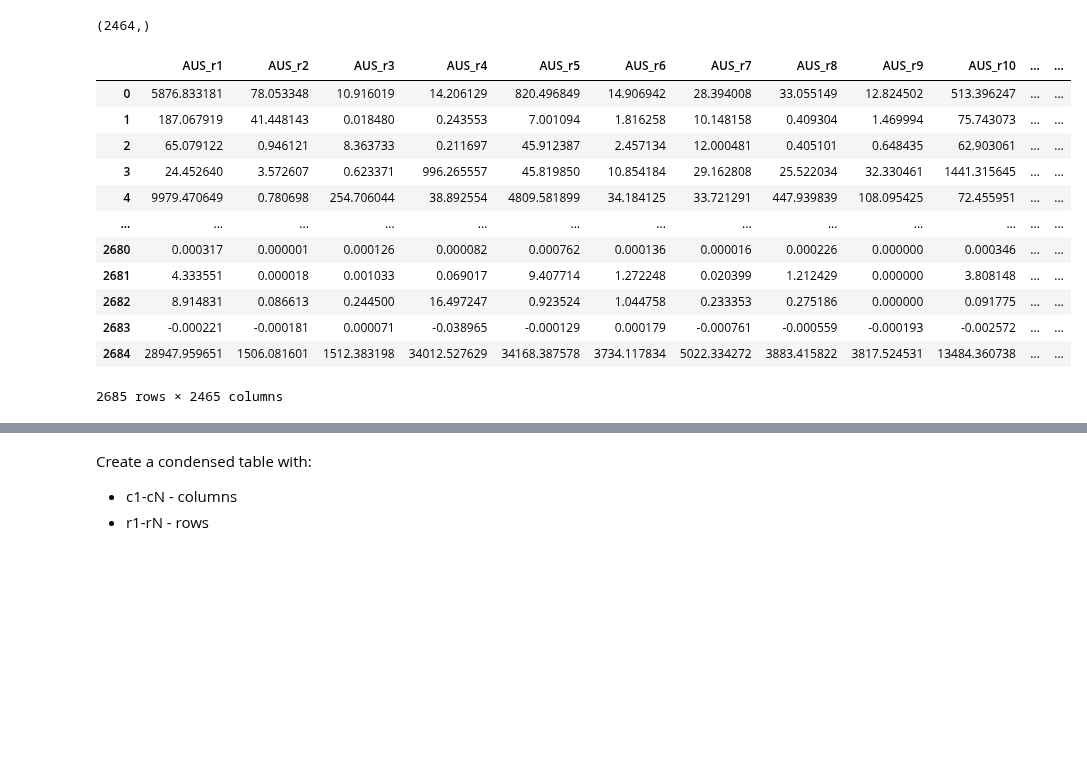
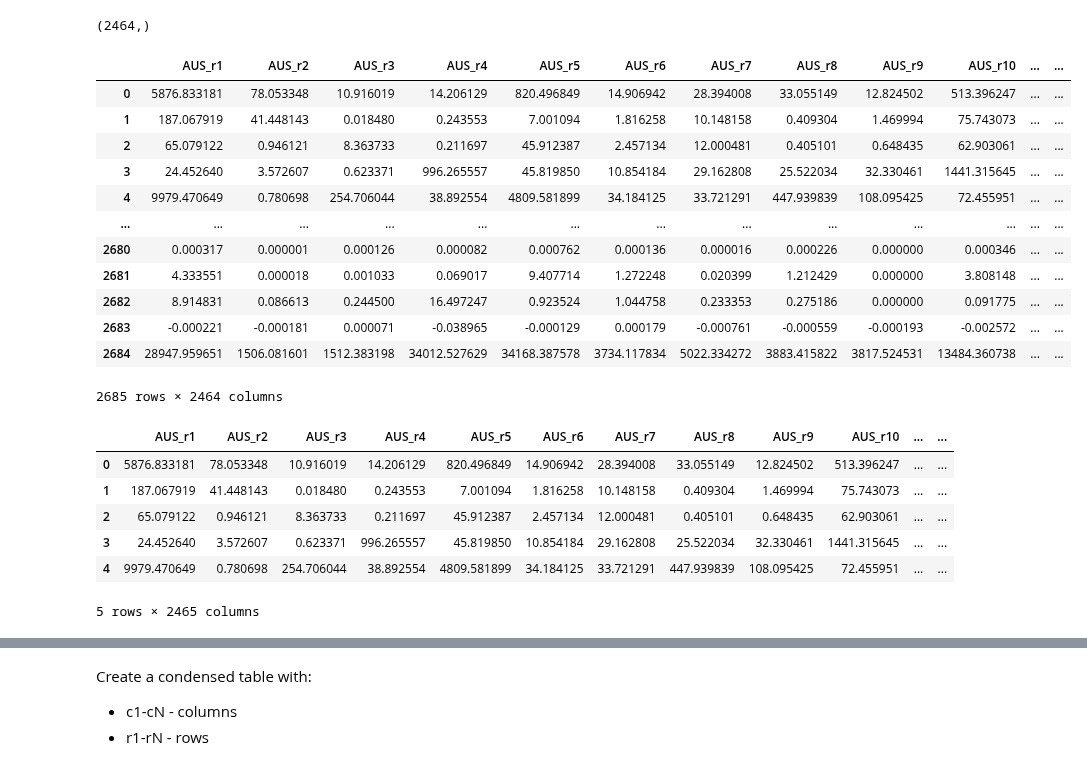
Before and after one commit to kavyajeetbora/ETL_wages, a Jupyter notebook: WIOD.ipynb, the cells around one changed output, grey strips where cells are left out. Cells and saved outputs as stored; diff of their text form; code cells hidden in the pictures; blank space fills up the shorter version.

```diff
--- a/WIOD.ipynb
+++ b/WIOD.ipynb
@@ -653,27 +653,37 @@ export_df.head()
 rows.shape
 # %% [output]
 (2464,)
+# %%
+df_Imp
+# %% [output]
+|  | AUS_r1 | AUS_r2 | AUS_r3 | AUS_r4 | AUS_r5 | AUS_r6 | AUS_r7 | AUS_r8 | AUS_r9 | AUS_r10 | ... | ... |
+| 0 | 5876.833181 | 78.053348 | 10.916019 | 14.206129 | 820.496849 | 14.906942 | 28.394008 | 33.055149 | 12.824502 | 513.396247 | ... | ... |
+| 1 | 187.067919 | 41.448143 | 0.018480 | 0.243553 | 7.001094 | 1.816258 | 10.148158 | 0.409304 | 1.469994 | 75.743073 | ... | ... |
+| 2 | 65.079122 | 0.946121 | 8.363733 | 0.211697 | 45.912387 | 2.457134 | 12.000481 | 0.405101 | 0.648435 | 62.903061 | ... | ... |
+| 3 | 24.452640 | 3.572607 | 0.623371 | 996.265557 | 45.819850 | 10.854184 | 29.162808 | 25.522034 | 32.330461 | 1441.315645 | ... | ... |
+| 4 | 9979.470649 | 0.780698 | 254.706044 | 38.892554 | 4809.581899 | 34.184125 | 33.721291 | 447.939839 | 108.095425 | 72.455951 | ... | ... |
+| ... | ... | ... | ... | ... | ... | ... | ... | ... | ... | ... | ... | ... |
+| 2680 | 0.000317 | 0.000001 | 0.000126 | 0.000082 | 0.000762 | 0.000136 | 0.000016 | 0.000226 | 0.000000 | 0.000346 | ... | ... |
+| 2681 | 4.333551 | 0.000018 | 0.001033 | 0.069017 | 9.407714 | 1.272248 | 0.020399 | 1.212429 | 0.000000 | 3.808148 | ... | ... |
+| 2682 | 8.914831 | 0.086613 | 0.244500 | 16.497247 | 0.923524 | 1.044758 | 0.233353 | 0.275186 | 0.000000 | 0.091775 | ... | ... |
+| 2683 | -0.000221 | -0.000181 | 0.000071 | -0.038965 | -0.000129 | 0.000179 | -0.000761 | -0.000559 | -0.000193 | -0.002572 | ... | ... |
+| 2684 | 28947.959651 | 1506.081601 | 1512.383198 | 34012.527629 | 34168.387578 | 3734.117834 | 5022.334272 | 3883.415822 | 3817.524531 | 13484.360738 | ... | ... |
+2685 rows × 2464 columns
 # %%
-columns = df.iloc[3,4:] +"_"+ df.iloc[4,4:]
+columns = df.iloc[3,4:-1] +"_"+ df.iloc[4,4:-1]
 rows = df.iloc[5:-8,2] +"_"+ df.iloc[5:-8,3]
 countries = df.iloc[3,4:-1].values
 
-df_Imp = df.iloc[5:-8, 4:].astype(float).copy().transpose().reset_index(drop=True)
+df_Imp = df.iloc[5:-8, 4:-1].astype(float).copy().transpose().reset_index(drop=True)
 df_Imp.columns=rows.values
 df_Imp['supply'] = columns.values
 
-df_Imp
+df_Imp.head(5)
 # %% [output]
 |  | AUS_r1 | AUS_r2 | AUS_r3 | AUS_r4 | AUS_r5 | AUS_r6 | AUS_r7 | AUS_r8 | AUS_r9 | AUS_r10 | ... | ... |
 | 0 | 5876.833181 | 78.053348 | 10.916019 | 14.206129 | 820.496849 | 14.906942 | 28.394008 | 33.055149 | 12.824502 | 513.396247 | ... | ... |
 | 1 | 187.067919 | 41.448143 | 0.018480 | 0.243553 | 7.001094 | 1.816258 | 10.148158 | 0.409304 | 1.469994 | 75.743073 | ... | ... |
 | 2 | 65.079122 | 0.946121 | 8.363733 | 0.211697 | 45.912387 | 2.457134 | 12.000481 | 0.405101 | 0.648435 | 62.903061 | ... | ... |
 | 3 | 24.452640 | 3.572607 | 0.623371 | 996.265557 | 45.819850 | 10.854184 | 29.162808 | 25.522034 | 32.330461 | 1441.315645 | ... | ... |
 | 4 | 9979.470649 | 0.780698 | 254.706044 | 38.892554 | 4809.581899 | 34.184125 | 33.721291 | 447.939839 | 108.095425 | 72.455951 | ... | ... |
-| ... | ... | ... | ... | ... | ... | ... | ... | ... | ... | ... | ... | ... |
-| 2680 | 0.000317 | 0.000001 | 0.000126 | 0.000082 | 0.000762 | 0.000136 | 0.000016 | 0.000226 | 0.000000 | 0.000346 | ... | ... |
-| 2681 | 4.333551 | 0.000018 | 0.001033 | 0.069017 | 9.407714 | 1.272248 | 0.020399 | 1.212429 | 0.000000 | 3.808148 | ... | ... |
-| 2682 | 8.914831 | 0.086613 | 0.244500 | 16.497247 | 0.923524 | 1.044758 | 0.233353 | 0.275186 | 0.000000 | 0.091775 | ... | ... |
-| 2683 | -0.000221 | -0.000181 | 0.000071 | -0.038965 | -0.000129 | 0.000179 | -0.000761 | -0.000559 | -0.000193 | -0.002572 | ... | ... |
-| 2684 | 28947.959651 | 1506.081601 | 1512.383198 | 34012.527629 | 34168.387578 | 3734.117834 | 5022.334272 | 3883.415822 | 3817.524531 | 13484.360738 | ... | ... |
-2685 rows × 2465 columns
+5 rows × 2465 columns
```
Also changed, not shown: parts of 11 cells of this notebook.
